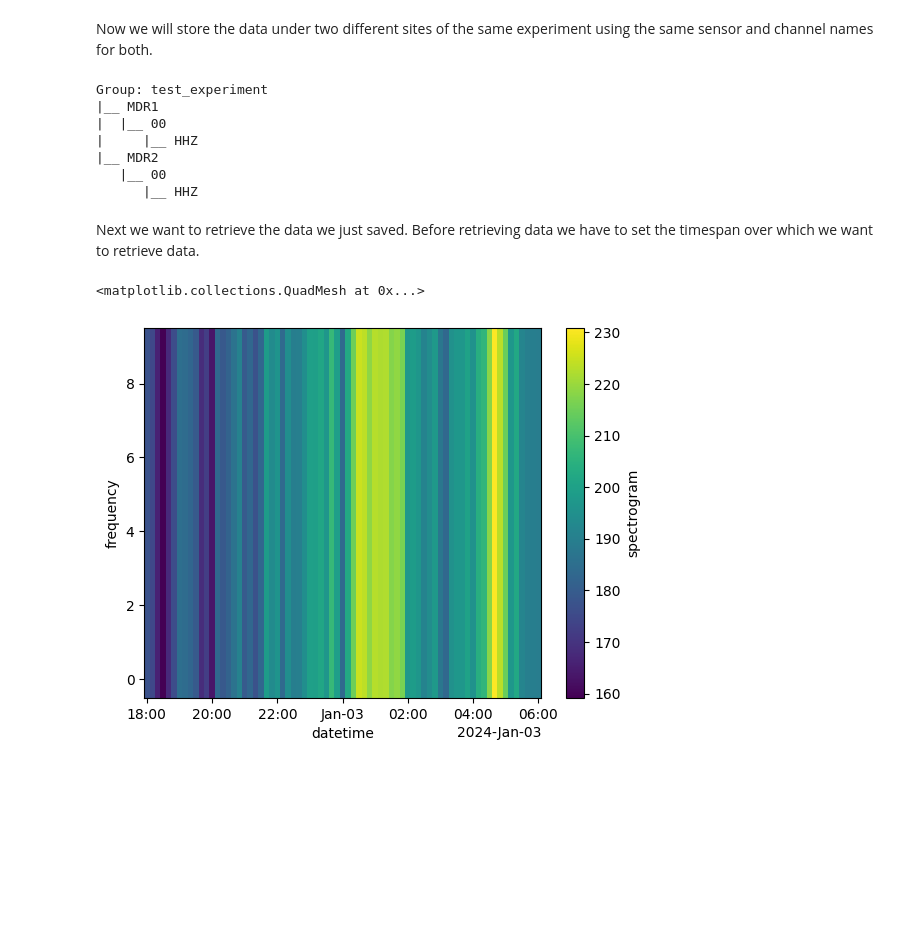
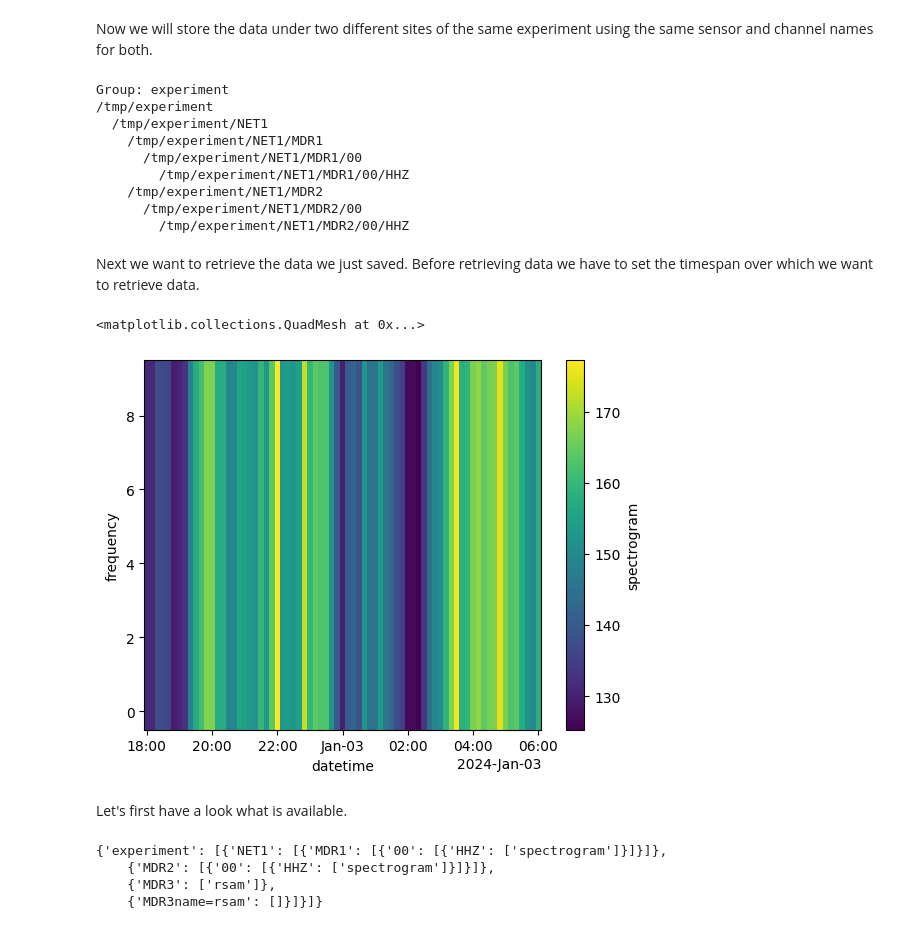
Before and after one commit to tsc-tools/tonik, a Jupyter notebook: docs/tonik_example.ipynb, the cells around one changed output. Cells and saved outputs as stored; diff of their text form; code cells hidden in the pictures; blank space fills up the shorter version.

```diff
--- a/docs/tonik_example.ipynb
+++ b/docs/tonik_example.ipynb
@@ -23,30 +25,42 @@ fig = xrd['spectrogram'].plot()
 # %% [markdown]
 Now we will store the data under two different sites of the same experiment using the same sensor and channel names for both.
 # %%
-g = StorageGroup('test_experiment', rootdir='/tmp')
-st1 = g.get_store(site='MDR1', sensor='00', channel='HHZ')
-st2 = g.get_store(site='MDR2', sensor='00', channel='HHZ')
+g = StorageGroup('experiment', rootdir='/tmp')
+st1 = g.get_store('NET1', 'MDR1', '00', 'HHZ')
+st2 = g.get_store('NET1', 'MDR2', '00', 'HHZ')
 st1.save(xrd)
 st2.save(xrd)
 g
 # %% [output]
-Group: test_experiment
-|__ MDR1
-|  |__ 00
-|     |__ HHZ
-|__ MDR2
-   |__ 00
-      |__ HHZ
+Group: experiment
+/tmp/experiment
+  /tmp/experiment/NET1
+    /tmp/experiment/NET1/MDR1
+      /tmp/experiment/NET1/MDR1/00
+        /tmp/experiment/NET1/MDR1/00/HHZ
+    /tmp/experiment/NET1/MDR2
+      /tmp/experiment/NET1/MDR2/00
+        /tmp/experiment/NET1/MDR2/00/HHZ
 # %% [markdown]
 Next we want to retrieve the data we just saved. Before retrieving data we have to set the timespan over which we want to retrieve data.
 # %%
 g.starttime = datetime(2024, 1, 2, 18, 0, 0)
 g.endtime = datetime(2024, 1, 3, 6, 0, 0)
-st = g.get_store('MDR2', '00', 'HHZ')
+st = g.get_store('NET1', 'MDR2', '00', 'HHZ')
 st('spectrogram').plot()
 # %% [output]
 <matplotlib.collections.QuadMesh at 0x...>
-[figure, old version]
+[figure, new version]
 # %%
 # Now start the API server by running the following command in a terminal
 # tonik_api --rootdir /tmp
+# %% [markdown]
+Let's first have a look what is available.
+# %%
+url = f"http://localhost:8003/inventory?group={g.name}"
+requests.get(url).json()
+# %% [output]
+{'experiment': [{'NET1': [{'MDR1': [{'00': [{'HHZ': ['spectrogram']}]}]},
+    {'MDR2': [{'00': [{'HHZ': ['spectrogram']}]}]},
+    {'MDR3': ['rsam']},
+    {'MDR3name=rsam': []}]}]}
```
Also changed, not shown: parts of 12 cells of this notebook, 1 other file.
